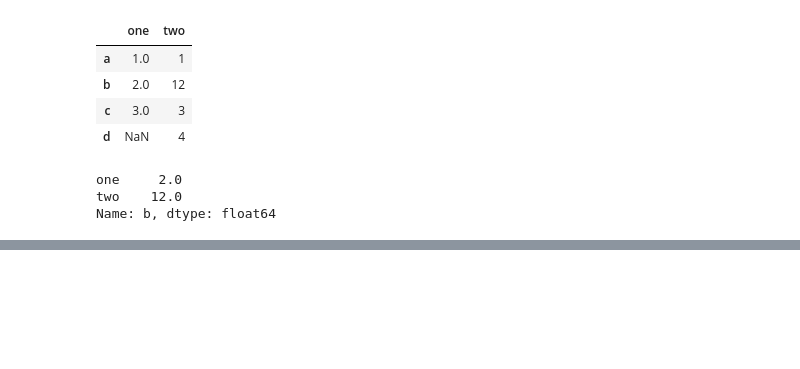
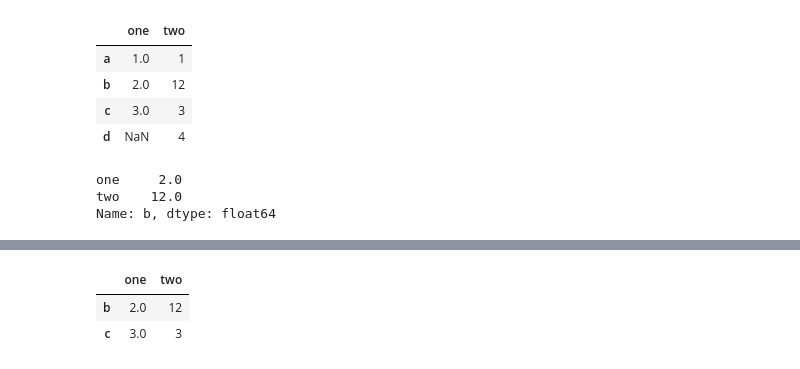
Before and after one commit to dharmendra-chouhan/Pandas_exercises_colab, a Jupyter notebook: 02_Python_Pandas_exercise_DataFrame.ipynb, the cells around one changed output, grey strips where cells are left out. Cells and saved outputs as stored; diff of their text form; code cells hidden in the pictures; blank space fills up the shorter version.

```diff
--- a/02_Python_Pandas_exercise_DataFrame.ipynb
+++ b/02_Python_Pandas_exercise_DataFrame.ipynb
@@ -148,0 +166,6 @@ Name: b, dtype: float64
+# %%
+ df7[1:3]
+# %% [output]
+|  | one | two |
+| b | 2.0 | 12 |
+| c | 3.0 | 3 |
```
Also changed, not shown: parts of 8 cells of this notebook.
